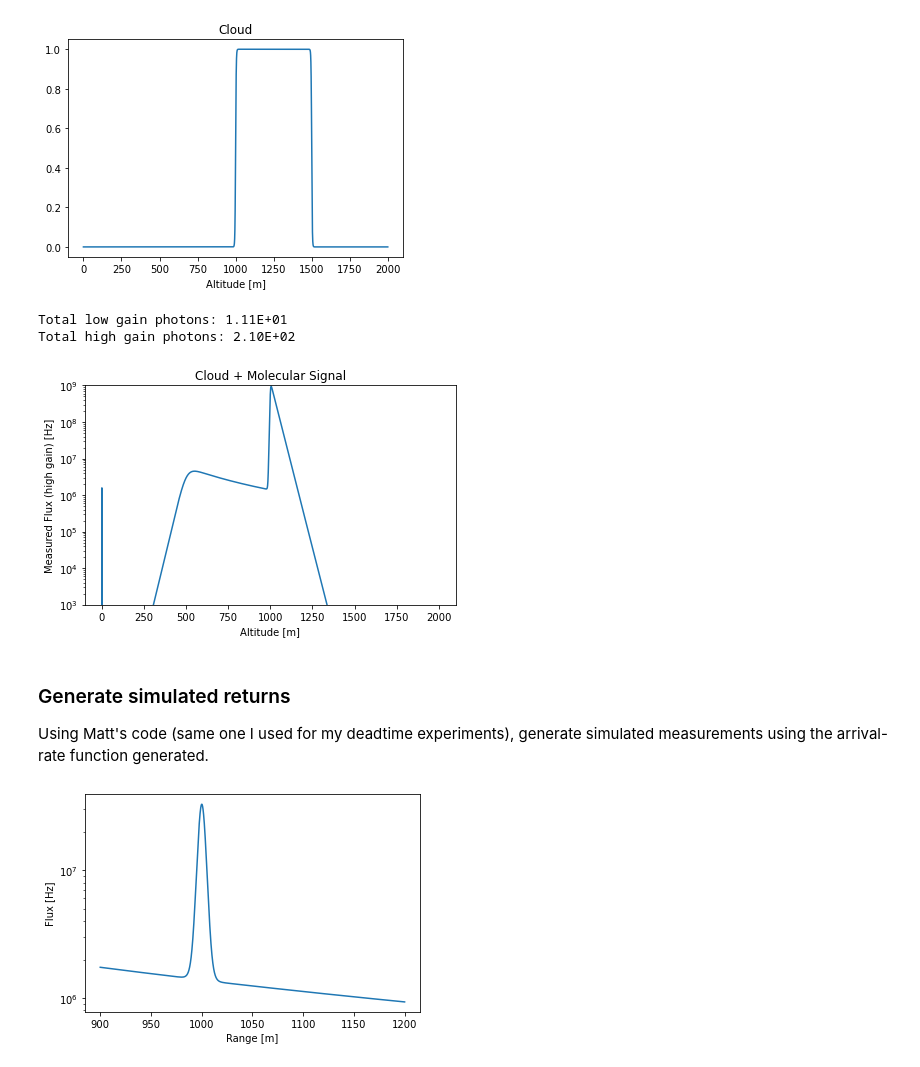
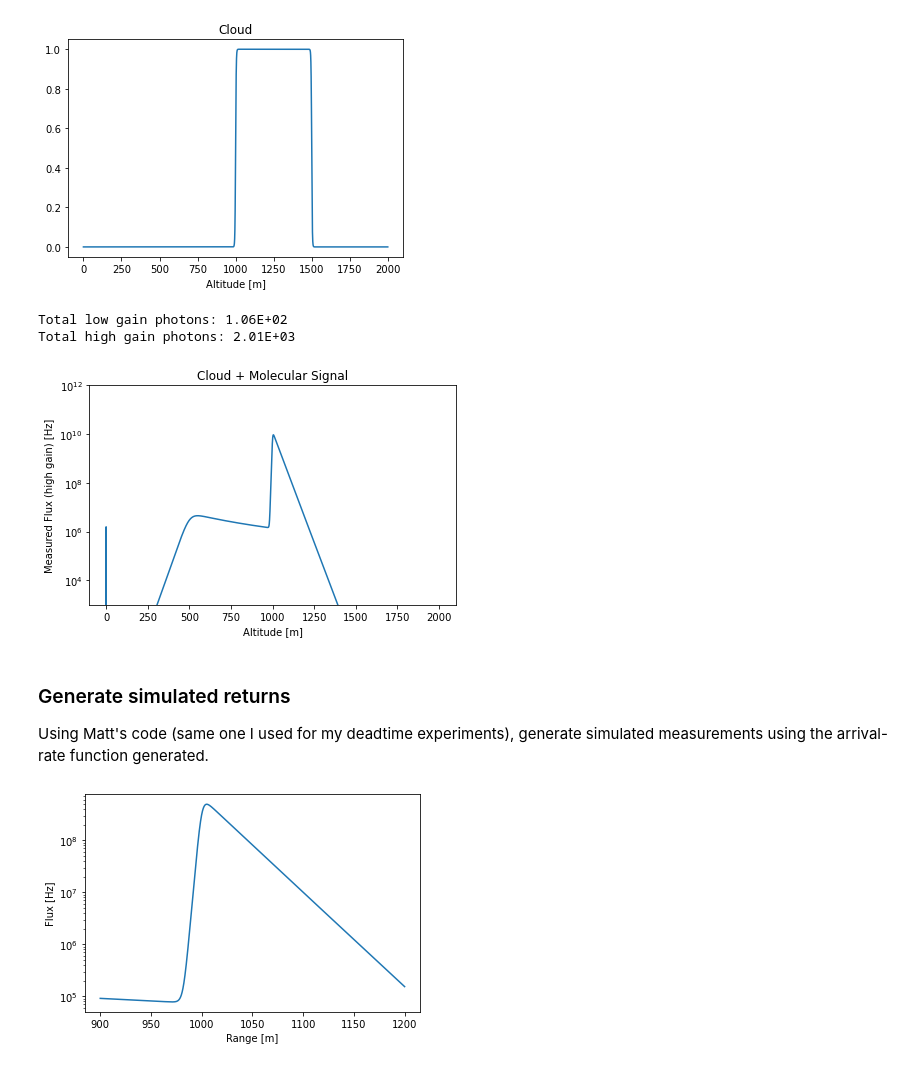
Before and after one commit to gkirchhoff32/Cloud-Measurements, a Jupyter notebook: meas_sim.ipynb, the cells around one changed output. Saved outputs shown, nothing was run; the diff lists cells and outputs as text; code cells hidden in the pictures.

```diff
--- a/meas_sim.ipynb
+++ b/meas_sim.ipynb
@@ -181,6 +181,8 @@ plt.show()
 R = alt  # assume transmitter and receiver are at the surface
 
 trans = np.exp(-np.cumsum((alpha_mol+alpha_aer)*dR))
+
+beta_aer *= 10
 
 N_com_LG = N_L*(beta_mol+beta_aer)*dR*A/R**2*trans**2*eta*T_BS_LG*G + N_B
 N_com_HG = N_L*(beta_mol+beta_aer)*dR*A/R**2*trans**2*eta*T_BS_HG*G + N_B
@@ -199,24 +201,24 @@ N_com_HG_tot = np.sum(N_com_HG)
 print('Total low gain photons: {:.2E}'.format(N_com_LG_tot))
 print('Total high gain photons: {:.2E}'.format(N_com_HG_tot))
 # %% [output]
-Total low gain photons: 1.11E+01
-Total high gain photons: 2.10E+02
+Total low gain photons: 1.06E+02
+Total high gain photons: 2.01E+03
 # %%
 # Check cloud + mol signal
 
 fig = plt.figure()
 ax = fig.add_subplot(111)
 ax.plot(R, N_com_HG/dt_TCSPC, '-')
 ax.set_xlabel('Altitude [m]')
 ax.set_ylabel('Measured Flux (high gain) [Hz]')
 ax.set_title('Cloud + Molecular Signal')
-ax.set_ylim([1e3,1e9])
+ax.set_ylim([1e3,1e12])
 # ax.set_xlim([750, 1250])
 ax.set_yscale('log')
 plt.tight_layout()
 plt.show()
 # %% [output]
-[figure, old version]
+[figure, new version]
 # %% [markdown]
 ### Generate simulated returns
 
@@ -224,11 +226,11 @@ Using Matt's code (same one I used for my deadtime experiments), generate simula
 # %%
 # Parameters for simulation. !!!Make sure to change simulation number for corresponding image!!!
 
-sim_num = 2
+sim_num = 3
 
 use_com = True
 # time_vary = False
-use_hg = True
+use_hg = False
 use_window = True
 
 home = str(Path.home())
@@ -258,7 +260,7 @@ if use_com:
 else:
     rho_func = N_mol / dt_sim  # [Hz] arrival-rate function (flux)
 
-Nshot = 500
+Nshot = 50
 tD = 29.1e-9  # [s] Deadtime interval
 wrap_deadtime = False
 window_bnd = [900, 1200]  # [m] put bounds on simulation to ignore unnecessary segments of flux profile
@@ -289,7 +291,7 @@ ax.set_ylabel('Flux [Hz]')
 ax.semilogy()
 plt.show()
 # %% [output]
-[figure, old version]
+[figure, new version]
 # %%
 ##### GENERATE SIMULATED DATA #####
 
```
Also changed, not shown: parts of 2 cells of this notebook, 3 other files.
